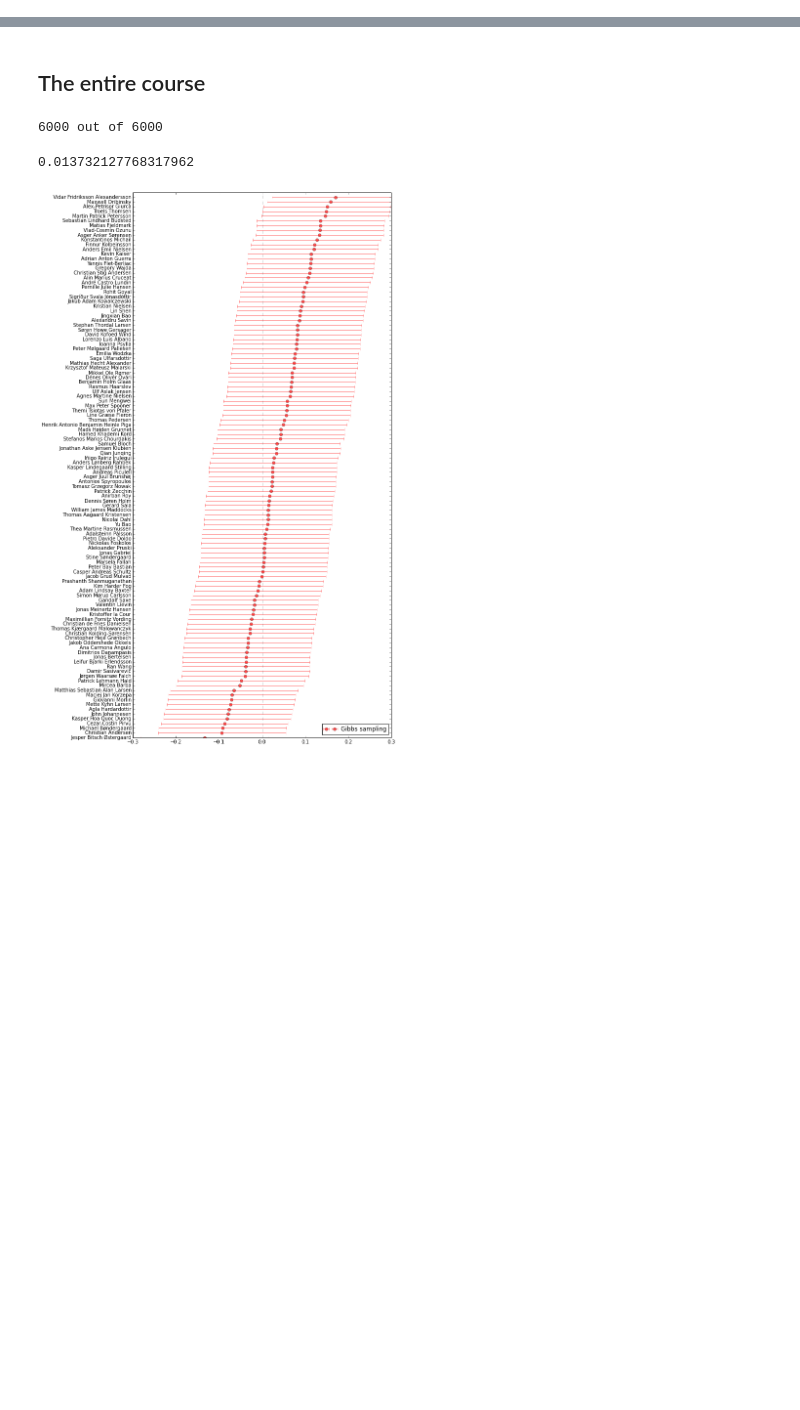
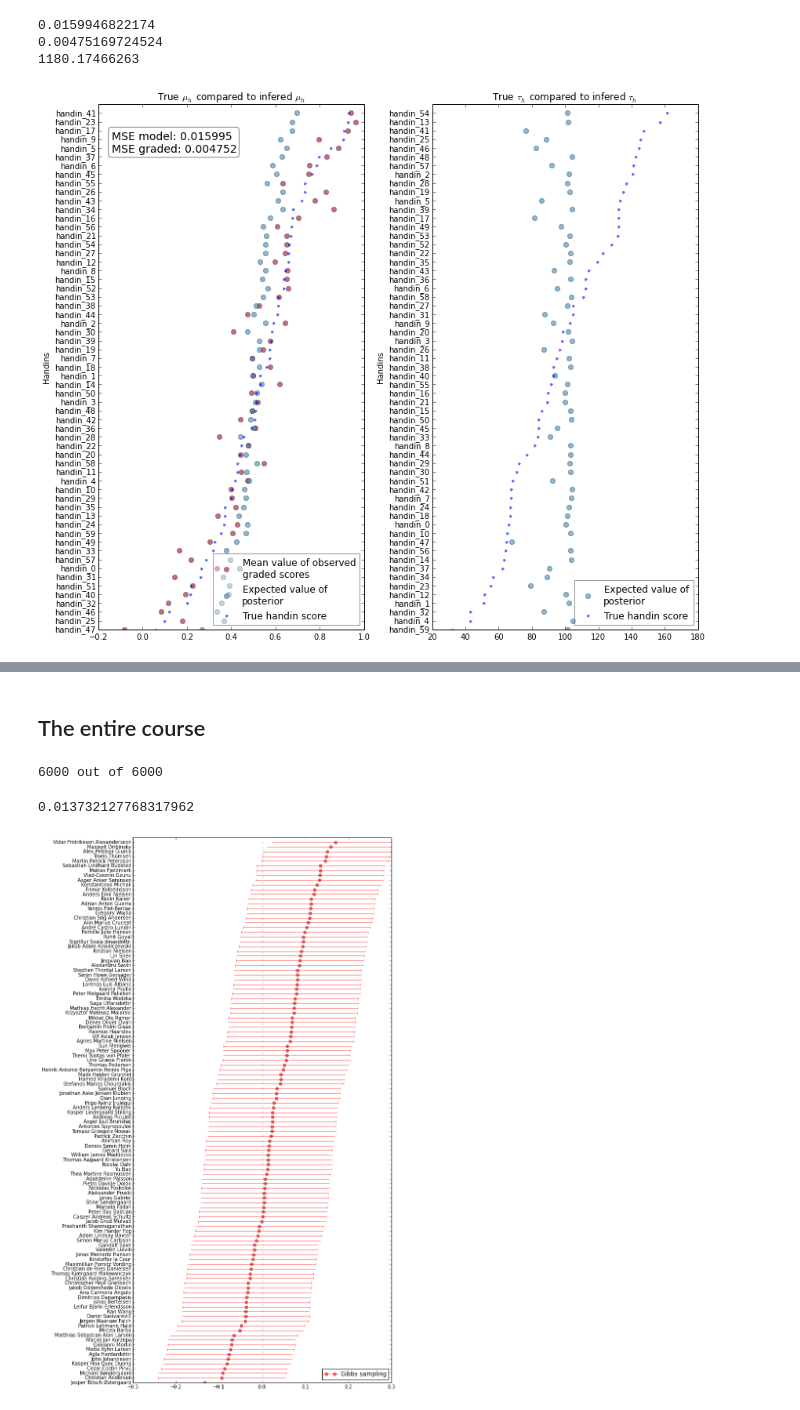
Before and after one commit to TomMalow/pymcmodels, a Jupyter notebook: ImplementationTestPeergradeGibbs.ipynb, the cells around one changed output, grey strips where cells are left out. Saved outputs shown, nothing was run; the diff lists cells and outputs as text; code cells hidden in the pictures; blank space fills up the shorter version.

```diff
--- a/ImplementationTestPeergradeGibbs.ipynb
+++ b/ImplementationTestPeergradeGibbs.ipynb
@@ -366,0 +386,20 @@ def get_sorted_result_T(t,result):
+# %%
+handins_data = list()
+graders_data = list()
+
+graders = 60
+gradings = 5
+
+for i in xrange(graders):
+    g = Grader('grader_%i' % i)
+    g.set_bias(np.random.normal(0,tau_std(100)),np.random.gamma(50,1.0 / 0.1))
+    h_mu = np.random.normal(0.5,tau_std(25))
+    while h_mu > 1 or h_mu < 0:
+        h_mu = np.random.normal(0.5,tau_std(25))
+    h = Handin('handin_%i' % i, g)
+    h.set_score(np.random.normal(0.5,tau_std(25)),np.random.gamma(10,1.0/ 0.1))
+    graders_data.append(g)
+    handins_data.append(h)
+
+mock_data = Assignment(handins_data,graders_data,graders*gradings)
+mock_data.grade_mock_handins(gradings,np.random.gamma(50,1.0 / 0.1))
@@ -366,0 +502,11 @@ def get_sorted_result_T(t,result):
+# %%
+def find_T_(assignment,mcmc,f):
+    T = list()
+    for h in assignment.handins.keys():
+        value = 0
+        if f == 'var':
+            value = np.mean(mcmc['t_h'][h][:])
+        elif f == 'mean':
+            value = np.mean(mcmc['u_h'][h][:])
+        T.append((value,h))
+    return T
@@ -366,0 +597,12 @@ def get_sorted_result_T(t,result):
+# %%
+figsize(12,10)
+ax = plt.subplot(1,2,1)
+compare_to_generated(mock_data,mock_result,find_T_,'mean',ax)
+plt.subplot(1,2,2)
+compare_to_generated(mock_data,mock_result,find_T_,'var')
+plt.tight_layout()
+# %% [output]
+0.0159946822174
+0.00475169724524
+1180.17466263
+[figure, added]
```
Also changed, not shown: parts of 14 cells of this notebook, 2 other files.
